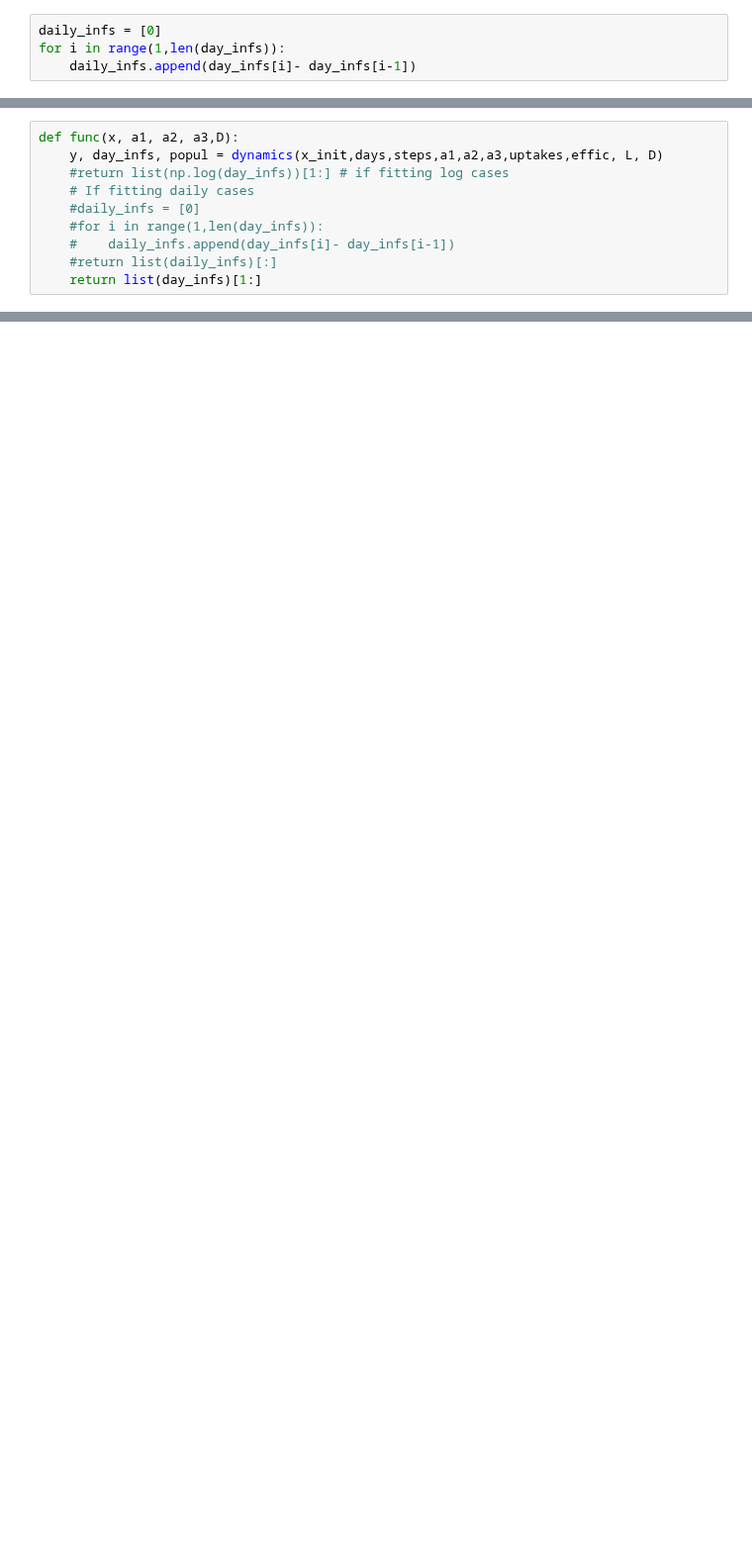
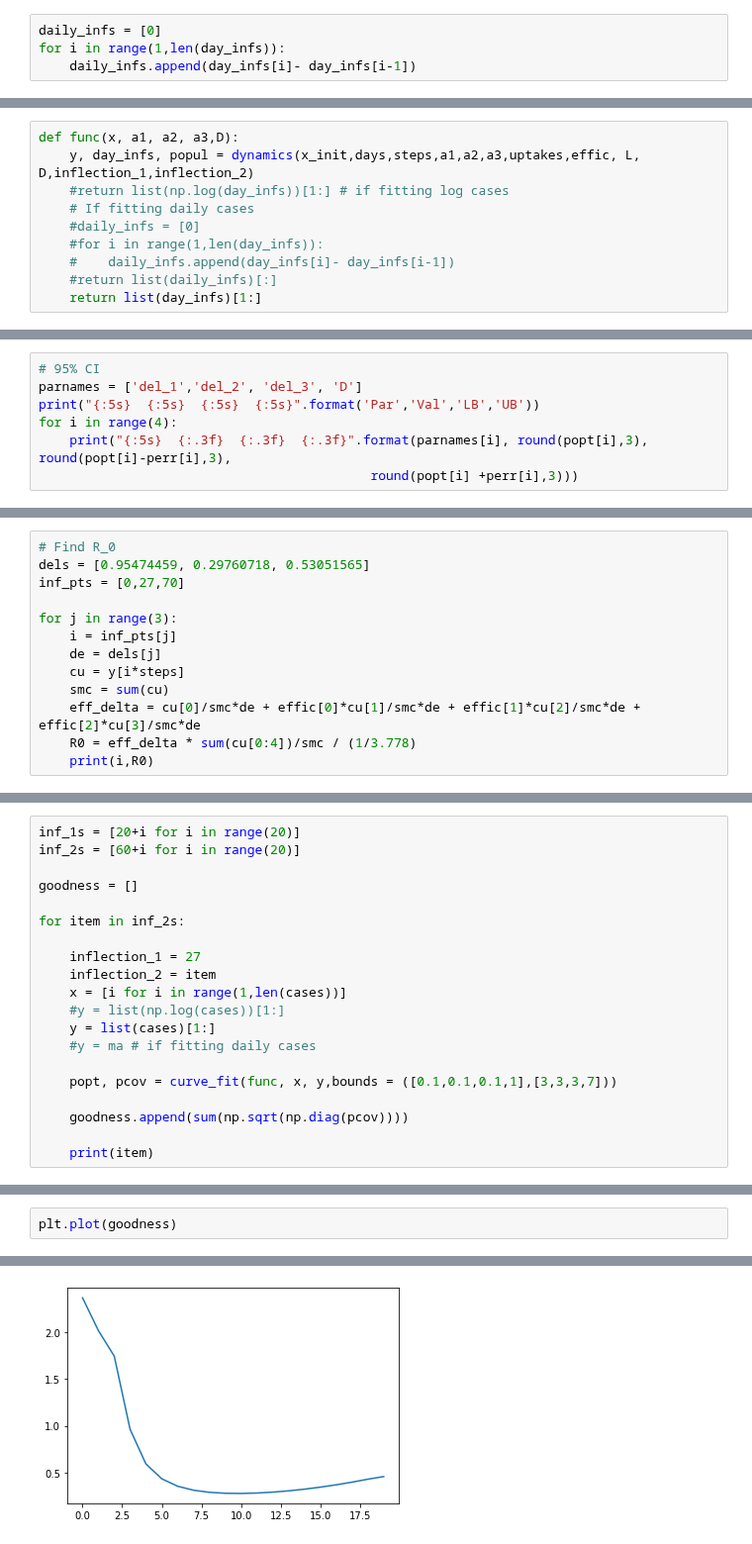
Before and after one commit to yuval-b/covid_thesis, a Jupyter notebook: 6. Modelling South Australia.ipynb, the cells around one changed output, grey strips where cells are left out. Shown at 99% size. Drawn from its saved outputs; the diff is of its cells as text; blank space fills up the shorter version.

```diff
--- a/6. Modelling South Australia.ipynb
+++ b/6. Modelling South Australia.ipynb
@@ -377,6 +409,6 @@ L = 2.5
 # %%
 def func(x, a1, a2, a3,D):
-    y, day_infs, popul = dynamics(x_init,days,steps,a1,a2,a3,uptakes,effic, L, D)
+    y, day_infs, popul = dynamics(x_init,days,steps,a1,a2,a3,uptakes,effic, L, D,inflection_1,inflection_2)
     #return list(np.log(day_infs))[1:] # if fitting log cases
     # If fitting daily cases
     #daily_infs = [0]
@@ -397,0 +443,7 @@ array([0.97558821, 0.29647689, 0.54174642, 4.02110478])
+# %%
+# 95% CI
+parnames = ['del_1','del_2', 'del_3', 'D']
+print("{:5s}  {:5s}  {:5s}  {:5s}".format('Par','Val','LB','UB'))
+for i in range(4):
+    print("{:5s}  {:.3f}  {:.3f}  {:.3f}".format(parnames[i], round(popt[i],3), round(popt[i]-perr[i],3),
+                                           round(popt[i] +perr[i],3)))
@@ -397,0 +456,13 @@ array([0.97558821, 0.29647689, 0.54174642, 4.02110478])
+# %%
+# Find R_0
+dels = [0.95474459, 0.29760718, 0.53051565]
+inf_pts = [0,27,70]
+
+for j in range(3):
+    i = inf_pts[j]
+    de = dels[j]
+    cu = y[i*steps]
+    smc = sum(cu)
+    eff_delta = cu[0]/smc*de + effic[0]*cu[1]/smc*de + effic[1]*cu[2]/smc*de + effic[2]*cu[3]/smc*de
+    R0 = eff_delta * sum(cu[0:4])/smc / (1/3.778)
+    print(i,R0)
@@ -397,0 +475,20 @@ array([0.97558821, 0.29647689, 0.54174642, 4.02110478])
+# %%
+inf_1s = [20+i for i in range(20)]
+inf_2s = [60+i for i in range(20)]
+
+goodness = []
+
+for item in inf_2s:
+
+    inflection_1 = 27
+    inflection_2 = item
+    x = [i for i in range(1,len(cases))]
+    #y = list(np.log(cases))[1:]
+    y = list(cases)[1:]
+    #y = ma # if fitting daily cases
+
+    popt, pcov = curve_fit(func, x, y,bounds = ([0.1,0.1,0.1,1],[3,3,3,7]))
+
+    goodness.append(sum(np.sqrt(np.diag(pcov))))
+
+    print(item)
@@ -397,0 +516,3 @@ array([0.97558821, 0.29647689, 0.54174642, 4.02110478])
+# %%
+plt.plot(goodness)
+# %% [output]
@@ -397,0 +520 @@ array([0.97558821, 0.29647689, 0.54174642, 4.02110478])
+[figure, added]
```
Also changed, not shown: parts of 25 cells of this notebook.
